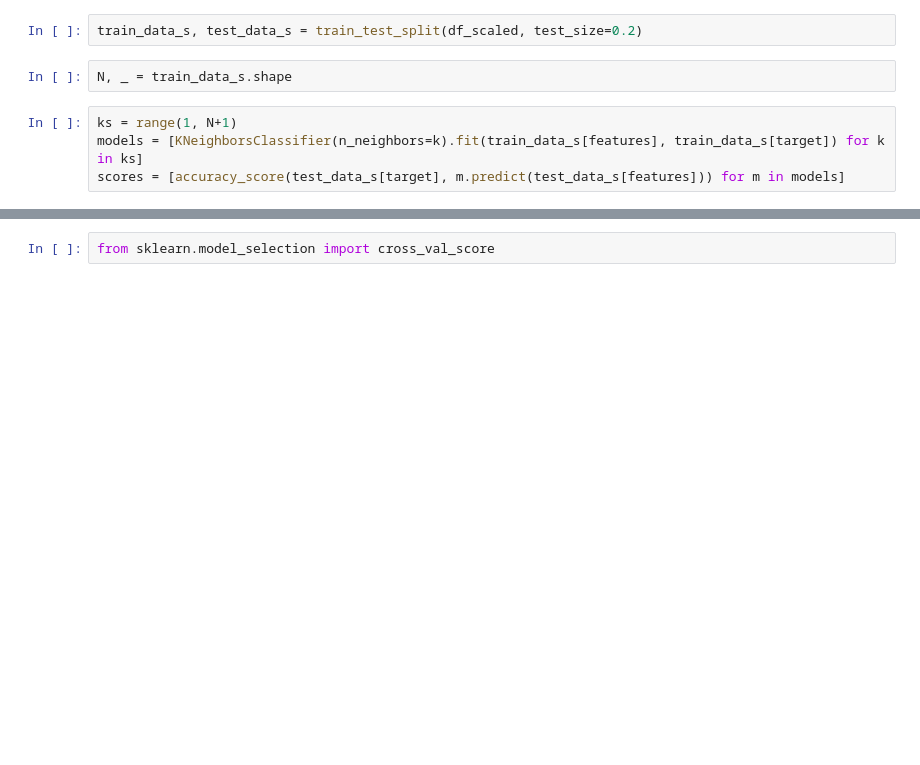
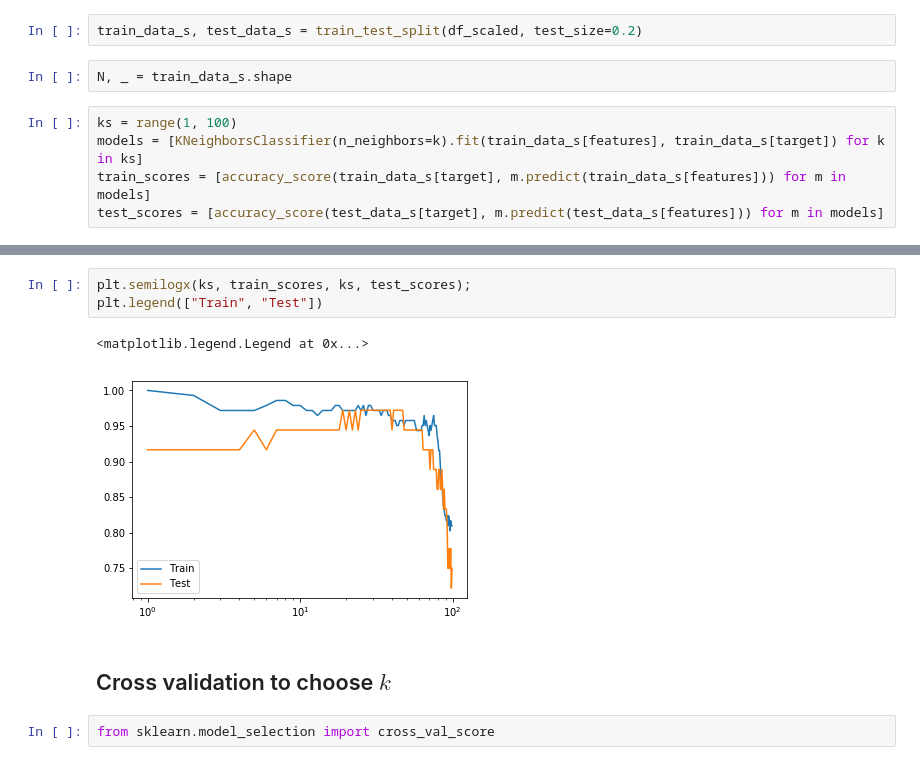
Before and after one commit to olethrosdc/ml-society-science, a Jupyter notebook: src/decision-problems/KNN.ipynb, the cells around one changed output, grey strips where cells are left out. Cells and saved outputs as stored; diff of their text form; blank space fills up the shorter version.

```diff
--- a/src/decision-problems/KNN.ipynb
+++ b/src/decision-problems/KNN.ipynb
@@ -74,6 +74,7 @@ train_data_s, test_data_s = train_test_split(df_scaled, test_size=0.2)
 # %%
 N, _ = train_data_s.shape
 # %%
-ks = range(1, N+1)
+ks = range(1, 100)
 models = [KNeighborsClassifier(n_neighbors=k).fit(train_data_s[features], train_data_s[target]) for k in ks]
-scores = [accuracy_score(test_data_s[target], m.predict(test_data_s[features])) for m in models]
+train_scores = [accuracy_score(train_data_s[target], m.predict(train_data_s[features])) for m in models]
+test_scores = [accuracy_score(test_data_s[target], m.predict(test_data_s[features])) for m in models]
@@ -85,3 +85,11 @@ plt.plot(ks, scores)
+# %%
+plt.semilogx(ks, train_scores, ks, test_scores);
+plt.legend(["Train", "Test"])
+# %% [output]
+<matplotlib.legend.Legend at 0x...>
+[figure, added]
+# %% [markdown]
+## Cross validation to choose $k$
 # %%
 from sklearn.model_selection import cross_val_score
 # %%
```
Also changed, not shown: parts of 13 cells of this notebook, 3 other files.
